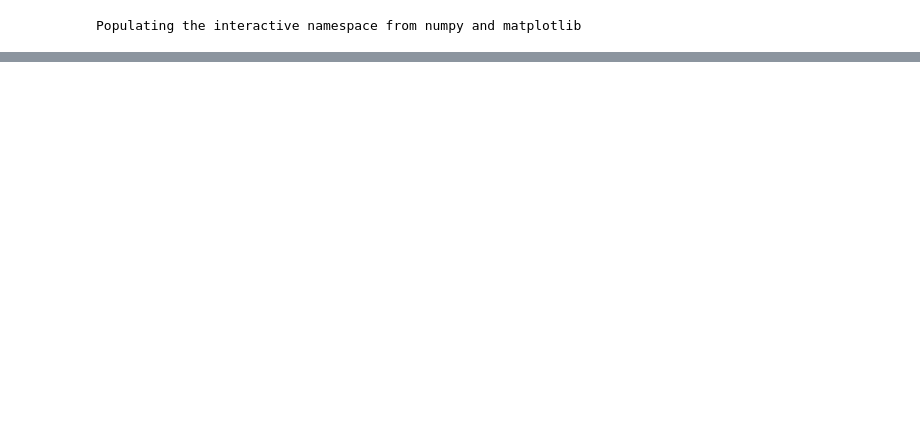
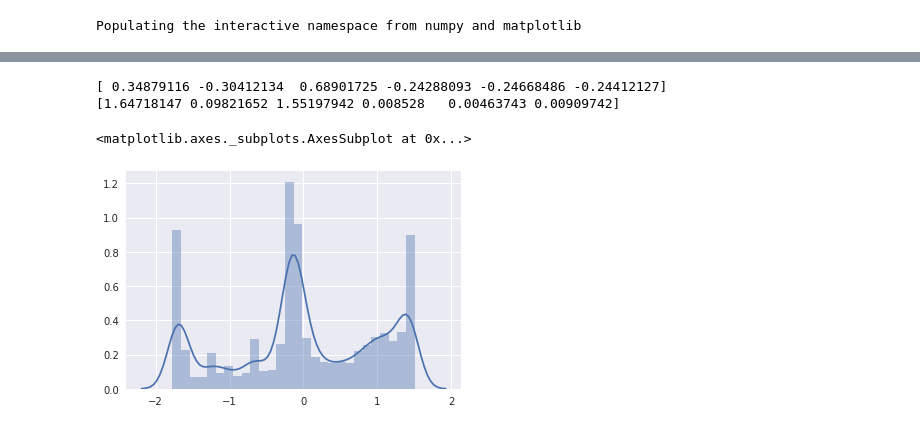
Before and after one commit to RyanMorris95/DeepOdometry, a Jupyter notebook: data_exploration.ipynb, the cells around one changed output, grey strips where cells are left out. Cells and saved outputs as stored; diff of their text form; code cells hidden in the pictures; blank space fills up the shorter version.

```diff
--- a/data_exploration.ipynb
+++ b/data_exploration.ipynb
@@ -19,12 +19,12 @@ def parser(record):
 
     # Perform additional preprocessing on the parsed data.
     image = tf.image.decode_jpeg(parsed["img_raw"])
-    image = tf.reshape(image, [128, 416, 1])
+    image = tf.reshape(image, [128, 416, 3])
     image_prev = tf.image.decode_jpeg(parsed["img_raw_prev"])
-    image_prev = tf.reshape(image_prev, [128, 416, 1])
+    image_prev = tf.reshape(image_prev, [128, 416, 3])
 
     label = tf.decode_raw(parsed["pose"], tf.float64)
-    label = tf.reshape(label, [12])
+    label = tf.reshape(label, [6])
 
     return image, image_prev, label
 # %%
@@ -36,7 +36,7 @@ iterator = dataset.make_initializable_iterator()
 all_poses = []
 with tf.Session() as sess:
     # Initialize 'iterator' with training data
-    training_filenames = ['/media/ryan/UBUNTU 16_0/train_sfm.tfrecord']
+    training_filenames = ["/home/paperspace/DeepOdometry/train_eulcolor.tfrecord"]
     sess.run(iterator.initializer, feed_dict={filenames: training_filenames})
     for i in range(int(18500/32)):
         images, images_prev, labels = iterator.get_next()
@@ -67,10 +90,16 @@ print (all_poses_scikit)
 # %%
 print (scaler.mean_)
 print (scaler.scale_)
+# %% [output]
+[ 0.34879116 -0.30412134  0.68901725 -0.24288093 -0.24668486 -0.24412127]
+[1.64718147 0.09821652 1.55197942 0.008528   0.00463743 0.00909742]
 # %%
 import seaborn as sns
 sns.set(color_codes=True)
-sns.distplot(all_poses_scikit[:,0])
+sns.distplot(all_poses_scikit[:,4])
+# %% [output]
+<matplotlib.axes._subplots.AxesSubplot at 0x...>
+[figure, added]
 # %%
 data = [[0, 0], [0, 0], [1, 1], [1, 1]]
 print (np.array(data).shape)
```
Also changed, not shown: parts of 10 cells of this notebook, 2 other files.
